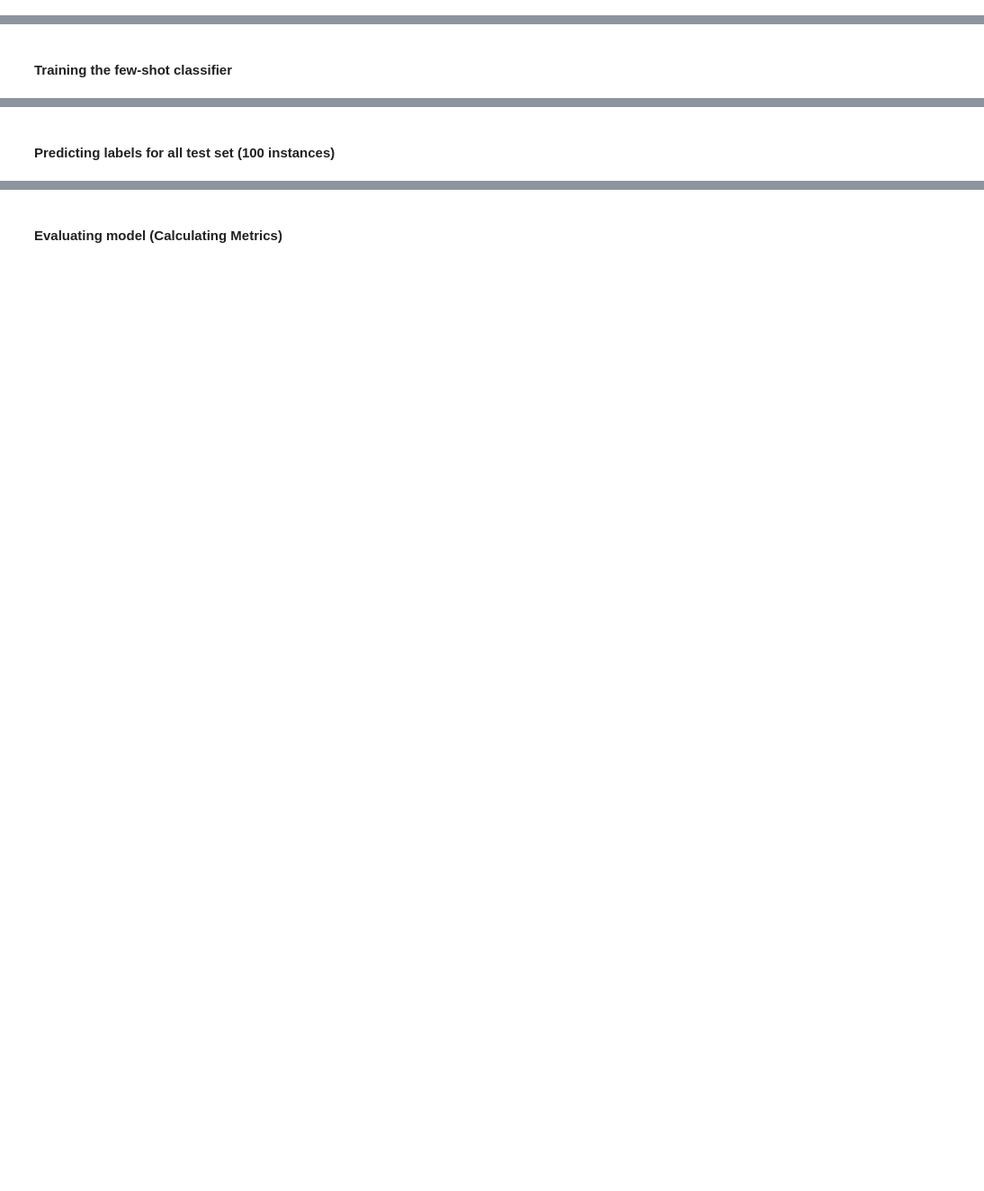
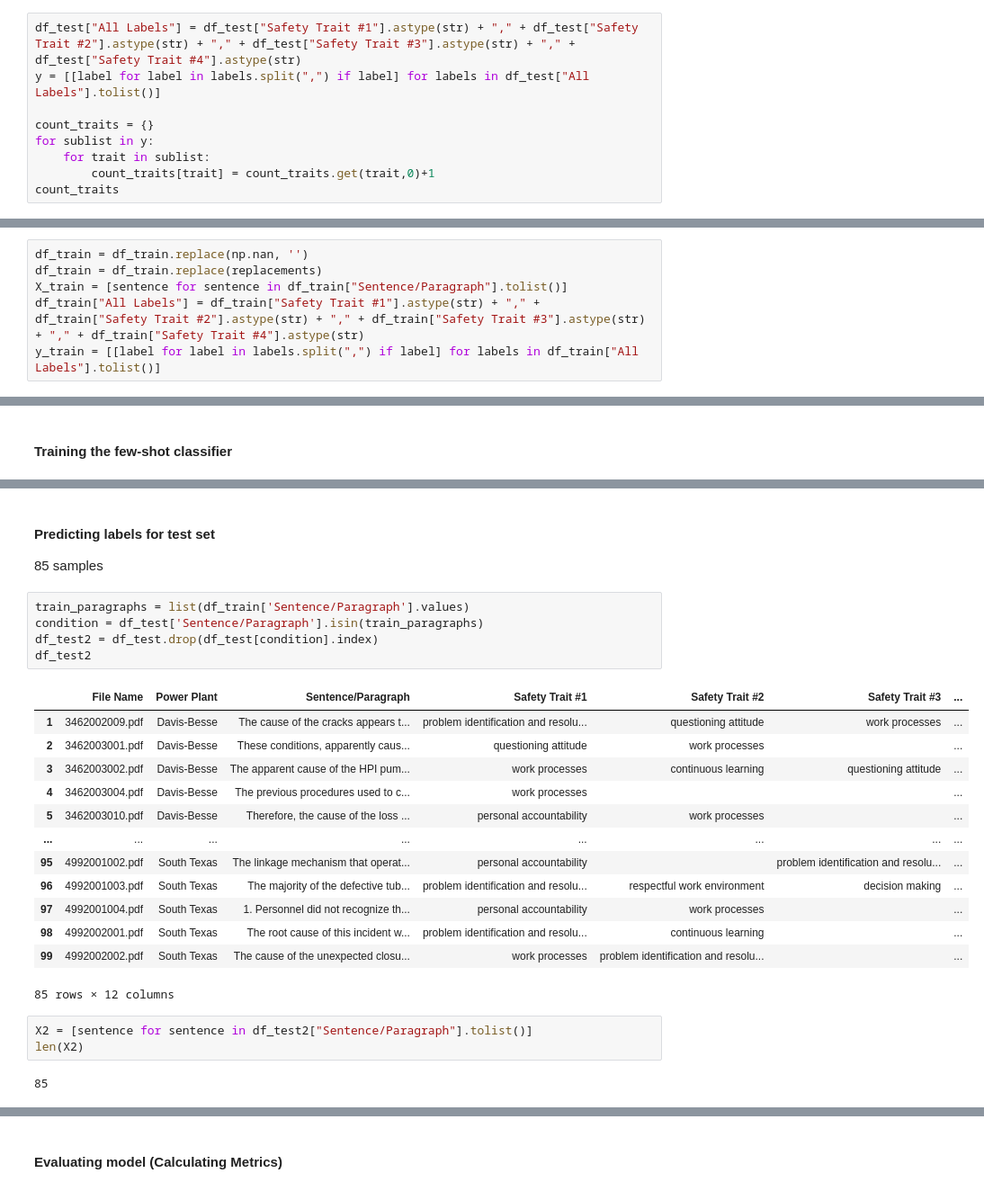
Before and after one commit to besartmujeci/544-Project, a Jupyter notebook: AdditionalModels_Anood.ipynb, the cells around one changed output, grey strips where cells are left out. Shown at 90% size. Cells and saved outputs as stored; diff of their text form; blank space fills up the shorter version.

```diff
--- a/AdditionalModels_Anood.ipynb
+++ b/AdditionalModels_Anood.ipynb
@@ -382,0 +411,9 @@ df_test.head()
+# %%
+df_test["All Labels"] = df_test["Safety Trait #1"].astype(str) + "," + df_test["Safety Trait #2"].astype(str) + "," + df_test["Safety Trait #3"].astype(str) + "," + df_test["Safety Trait #4"].astype(str)
+y = [[label for label in labels.split(",") if label] for labels in df_test["All Labels"].tolist()]
+
+count_traits = {}
+for sublist in y:
+    for trait in sublist:
+        count_traits[trait] = count_traits.get(trait,0)+1
+count_traits
@@ -384,0 +456,6 @@ X_train, X_test, y_train, y_test = train_test_split(X, y, test_size=0.70, random
+# %%
+df_train = df_train.replace(np.nan, '')
+df_train = df_train.replace(replacements)
+X_train = [sentence for sentence in df_train["Sentence/Paragraph"].tolist()]
+df_train["All Labels"] = df_train["Safety Trait #1"].astype(str) + "," + df_train["Safety Trait #2"].astype(str) + "," + df_train["Safety Trait #3"].astype(str) + "," + df_train["Safety Trait #4"].astype(str)
+y_train = [[label for label in labels.split(",") if label] for labels in df_train["All Labels"].tolist()]
@@ -407,2 +486,27 @@ predicted: [['problem identification and resolution', 'personal accountability']
 # %% [markdown]
-#### Predicting labels for all test set (100 instances)
+#### Predicting labels for test set
+85 samples
+# %%
+train_paragraphs = list(df_train['Sentence/Paragraph'].values)
+condition = df_test['Sentence/Paragraph'].isin(train_paragraphs)
+df_test2 = df_test.drop(df_test[condition].index)
+df_test2
+# %% [output]
+|  | File Name | Power Plant | Sentence/Paragraph | Safety Trait #1 | Safety Trait #2 | Safety Trait #3 | ... |
+| 1 | 3462002009.pdf | Davis-Besse | The cause of the cracks appears t... | problem identification and resolu... | questioning attitude | work processes | ... |
+| 2 | 3462003001.pdf | Davis-Besse | These conditions, apparently caus... | questioning attitude | work processes |  | ... |
+| 3 | 3462003002.pdf | Davis-Besse | The apparent cause of the HPI pum... | work processes | continuous learning | questioning attitude | ... |
+| 4 | 3462003004.pdf | Davis-Besse | The previous procedures used to c... | work processes |  |  | ... |
+| 5 | 3462003010.pdf | Davis-Besse | Therefore, the cause of the loss ... | personal accountability | work processes |  | ... |
+| ... | ... | ... | ... | ... | ... | ... | ... |
+| 95 | 4992001002.pdf | South Texas | The linkage mechanism that operat... | personal accountability |  | problem identification and resolu... | ... |
+| 96 | 4992001003.pdf | South Texas | The majority of the defective tub... | problem identification and resolu... | respectful work environment | decision making | ... |
+| 97 | 4992001004.pdf | South Texas | 1. Personnel did not recognize th... | personal accountability | work processes |  | ... |
+| 98 | 4992002001.pdf | South Texas | The root cause of this incident w... | problem identification and resolu... | continuous learning |  | ... |
+| 99 | 4992002002.pdf | South Texas | The cause of the unexpected closu... | work processes | problem identification and resolu... |  | ... |
+85 rows × 12 columns
+# %%
+X2 = [sentence for sentence in df_test2["Sentence/Paragraph"].tolist()]
+len(X2)
+# %% [output]
+85
```
Also changed, not shown: parts of 40 cells of this notebook, 8 other files.
